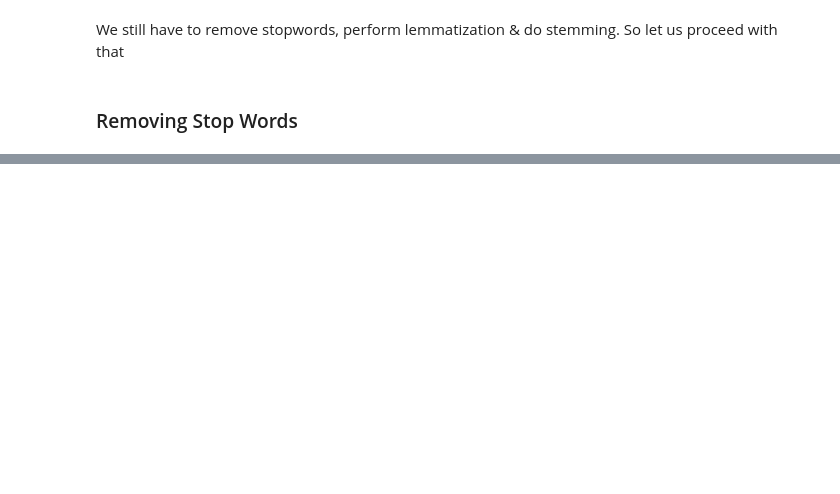
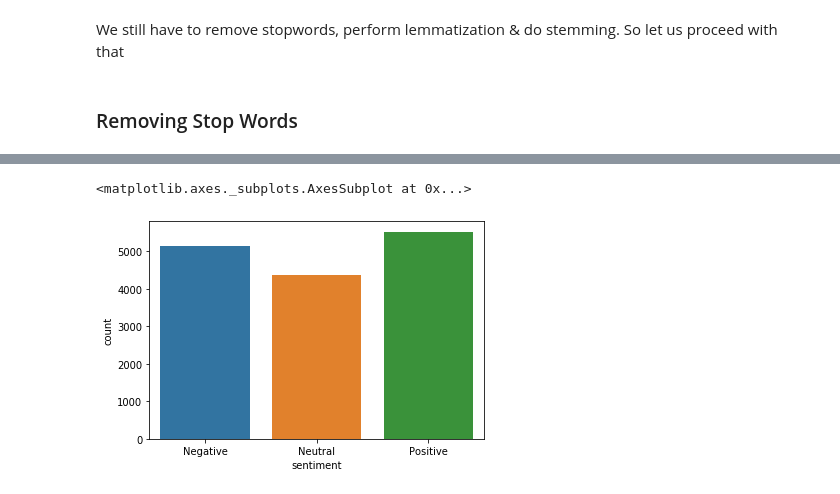
Before and after one commit to Data-Science-Community-SRM/Forecasting-US-Elections, a Jupyter notebook: Biden Preprocessing.ipynb, the cells around one changed output, grey strips where cells are left out. Cells and saved outputs as stored; diff of their text form; code cells hidden in the pictures; blank space fills up the shorter version.

```diff
--- a/Biden Preprocessing.ipynb
+++ b/Biden Preprocessing.ipynb
@@ -534,0 +747,15 @@ text = [lemmatize_stemming(i) for i in text ]
+# %%
+from nltk.sentiment.vader import SentimentIntensityAnalyzer
+sid = SentimentIntensityAnalyzer()
+sentiment_scores= []
+for i in all_words:
+    sentiment_scores.append([sid.polarity_scores(i)])
+#sentimental_score = pd.DataFrame(list(sentiment_scores))
+#sentimental_score.tail(12)
+# %%
+value = []
+for i in sentiment_scores:
+    for dict1 in i:
+        value.append(list(dict1.values()))
+
+value
@@ -534,0 +780,3 @@ text = [lemmatize_stemming(i) for i in text ]
+# %%
+sentimental_score_df = pd.DataFrame(data = value, columns = ['Negative','Neutral','Positive','Compound'])
+sentimental_score_df
@@ -534,0 +797,3 @@ text = [lemmatize_stemming(i) for i in text ]
+# %%
+sentimental_score_df['val'] = sentimental_score_df['Compound'].apply(lambda x: 'Neutral' if x == 0 else ('Positive' if x > 0 else 'Negative'))
+sentimental_score_df.head()
@@ -534,0 +807,8 @@ text = [lemmatize_stemming(i) for i in text ]
+# %%
+sent_count = pd.DataFrame.from_dict(Counter(sentimental_score_df['val']), orient = 'index').reset_index()
+sent_count.columns = ['sentiment', 'count']
+
+sns.barplot(y="count", x='sentiment', data=sent_count)
+# %% [output]
+<matplotlib.axes._subplots.AxesSubplot at 0x...>
+[figure, added]
```
Also changed, not shown: parts of 85 cells of this notebook.
